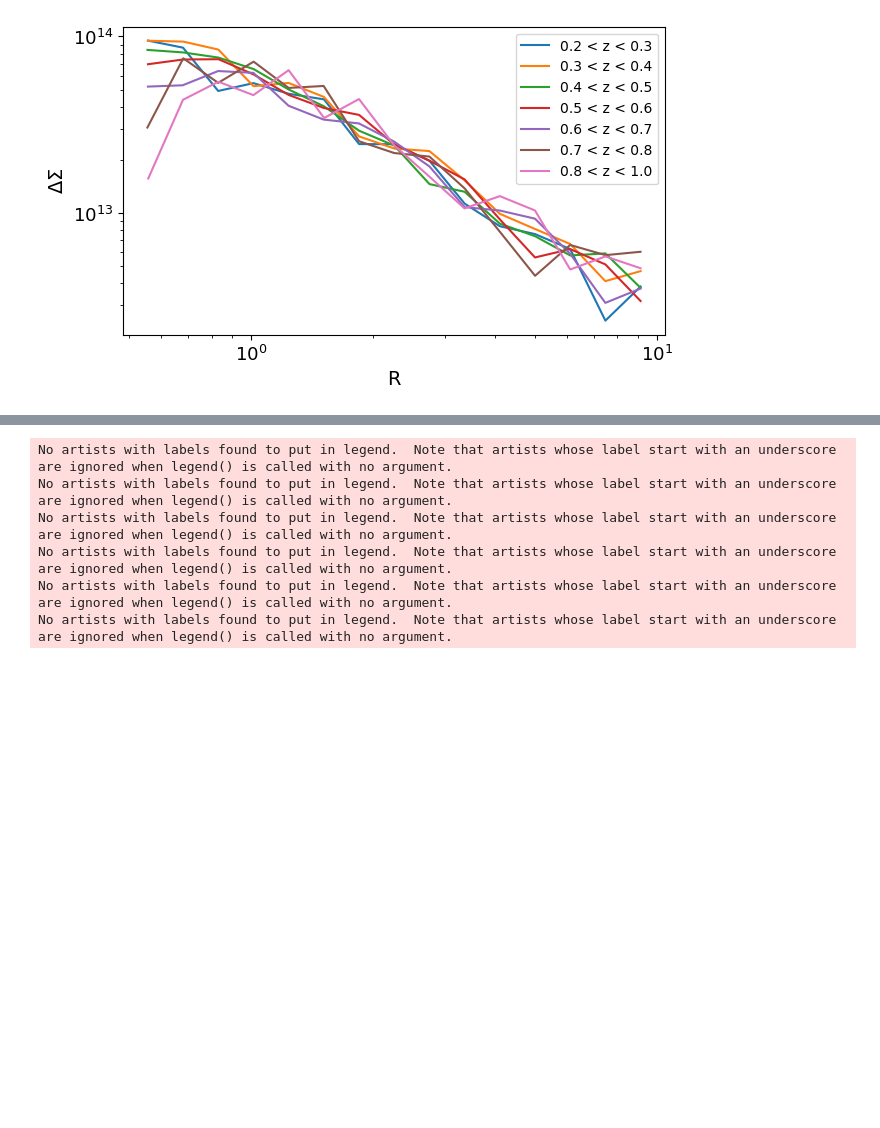
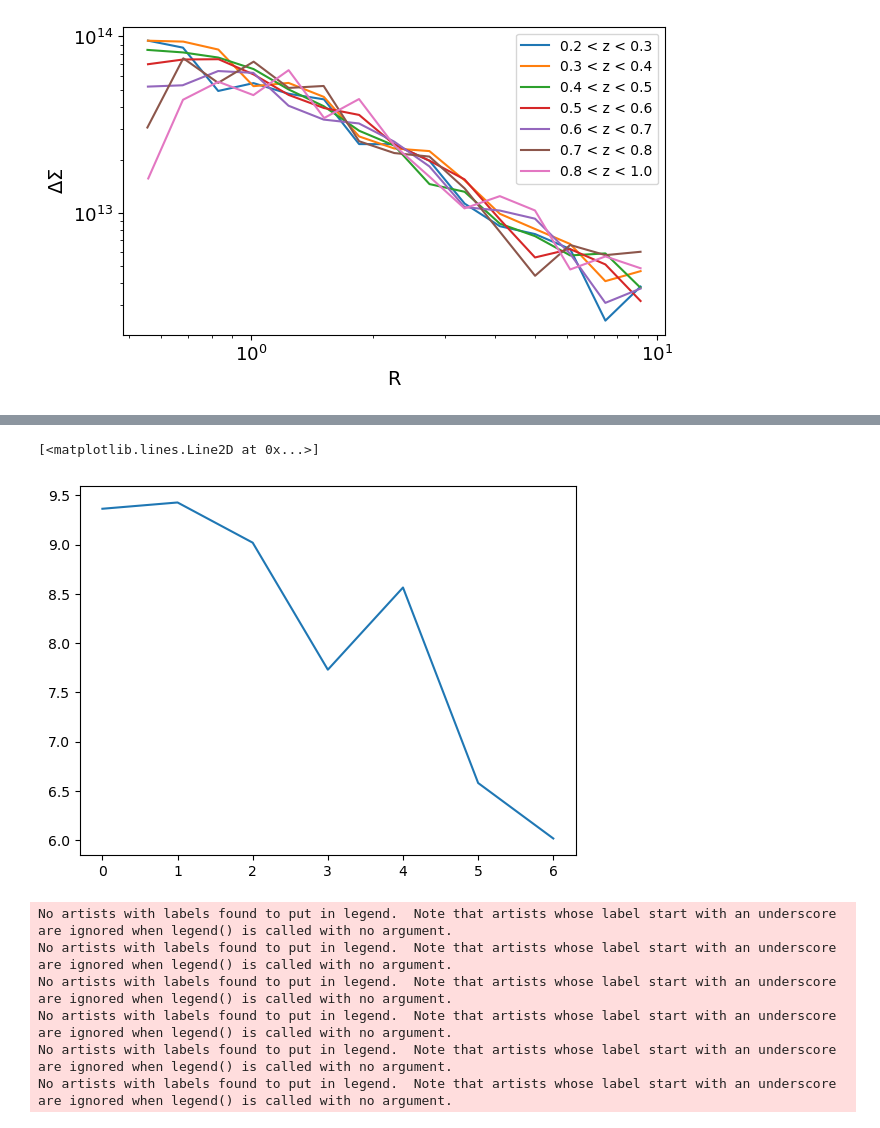
Before and after one commit to LSSTDESC/CLCosmo_Sim, a Jupyter notebook: notebooks/Plots_raw_data_paper.ipynb, the cells around one changed output, grey strips where cells are left out. Saved outputs shown, nothing was run; the diff lists cells and outputs as text; code cells hidden in the pictures; blank space fills up the shorter version.

```diff
--- a/notebooks/Plots_raw_data_paper.ipynb
+++ b/notebooks/Plots_raw_data_paper.ipynb
@@ -88,3 +98,9 @@ plt.savefig('../fig/snr_ds_profiles.png', bbox_inches='tight', dpi=300)
+# %%
+plt.plot([9.36431301 ,9.42805885, 9.0198973,  7.72990766, 8.56454345 ,6.57927047,
+ 6.01594742])
+# %% [output]
+[<matplotlib.lines.Line2D at 0x...>]
+[figure, added]
 # %%
 data = np.load(path_to_data + f'stacked_esd_profiles_redmapper_true{suff}.pkl', allow_pickle=True)
 profiles = data['stacked profile']
```
Also changed, not shown: parts of 2 cells of this notebook, 9 other files.
